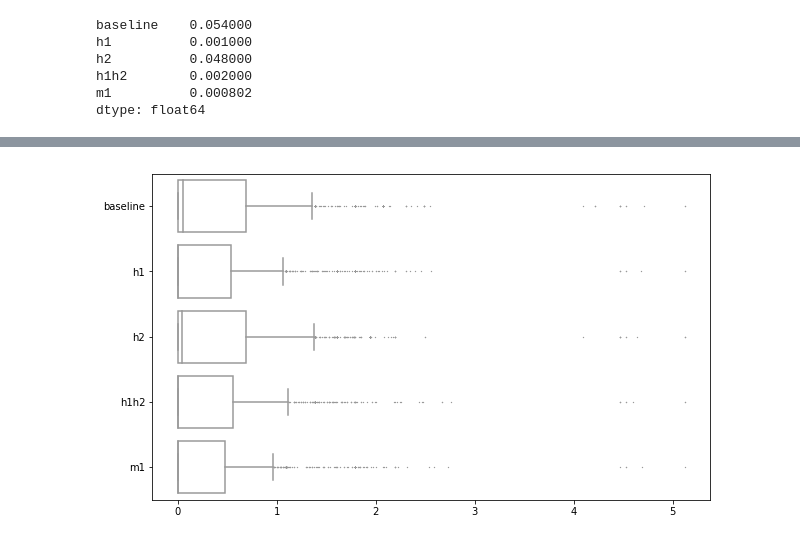
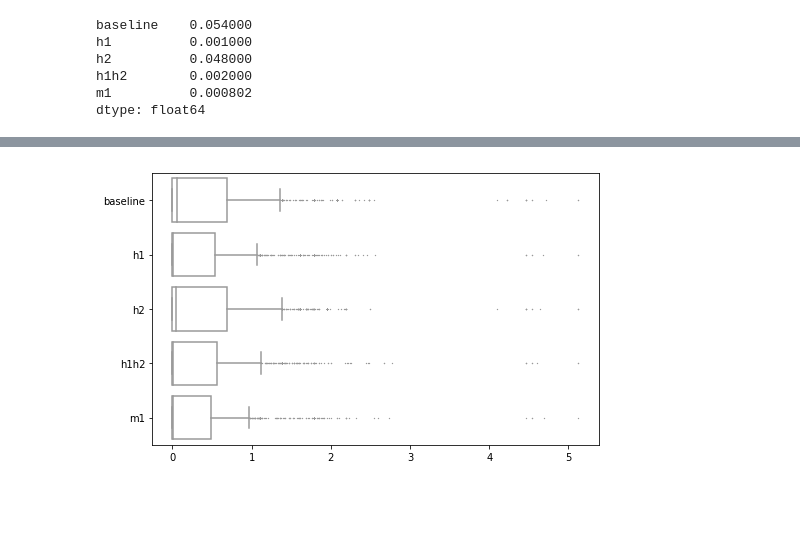
Before and after one commit to DiegoEliasCosta/snippet-optimization, a Jupyter notebook: Results_and_Plots/Alignement_Entropy_Plots.ipynb, the cells around one changed output, grey strips where cells are left out. Cells and saved outputs as stored; diff of their text form; code cells hidden in the pictures; blank space fills up the shorter version.

```diff
--- a/Results_and_Plots/Alignement_Entropy_Plots.ipynb
+++ b/Results_and_Plots/Alignement_Entropy_Plots.ipynb
@@ -90,9 +90,9 @@ dtype: float64
 # %%
-box_plot_df = pd.DataFrame(columns=['baseline', 'h1', 'h2', 'h1h2', 'm1'])
+consolidated_df = pd.DataFrame(columns=['baseline', 'h1', 'h2', 'h1h2', 'm1'])
 # %%
-box_plot_df['baseline'] = baseline[0]
-box_plot_df['h1'] = h1[0]
-box_plot_df['h2'] = h2[0]
-box_plot_df['h1h2'] = h1h2[0]
-box_plot_df['m1'] = m1[0]
+consolidated_df['baseline'] = baseline[0]
+consolidated_df['h1'] = h1[0]
+consolidated_df['h2'] = h2[0]
+consolidated_df['h1h2'] = h1h2[0]
+consolidated_df['m1'] = m1[0]
 # %%
@@ -107,8 +119,8 @@ dtype: float64
 # %%
-fig, axes = plt.subplots(figsize=(10, 6), nrows=1, ncols=1, sharey=True)
-entropy_box_plot = sns.boxplot(data = box_plot_df, whis=1, fliersize=0.5, color='white', orient='h')
+fig, axes = plt.subplots(figsize=(8, 5))
+entropy_box_plot = sns.boxplot(data = consolidated_df, whis=1, fliersize=0.5, color='white', orient='h')
 # %% [output]
-[figure, old version]
+[figure, new version]
 # %%
 entropy_box_plot_fig= entropy_box_plot.get_figure()
 entropy_box_plot_fig.savefig('berkeley_alignment_entropy_boxplot.pdf')
```
Also changed, not shown: parts of 4 cells of this notebook, 10 other files.
